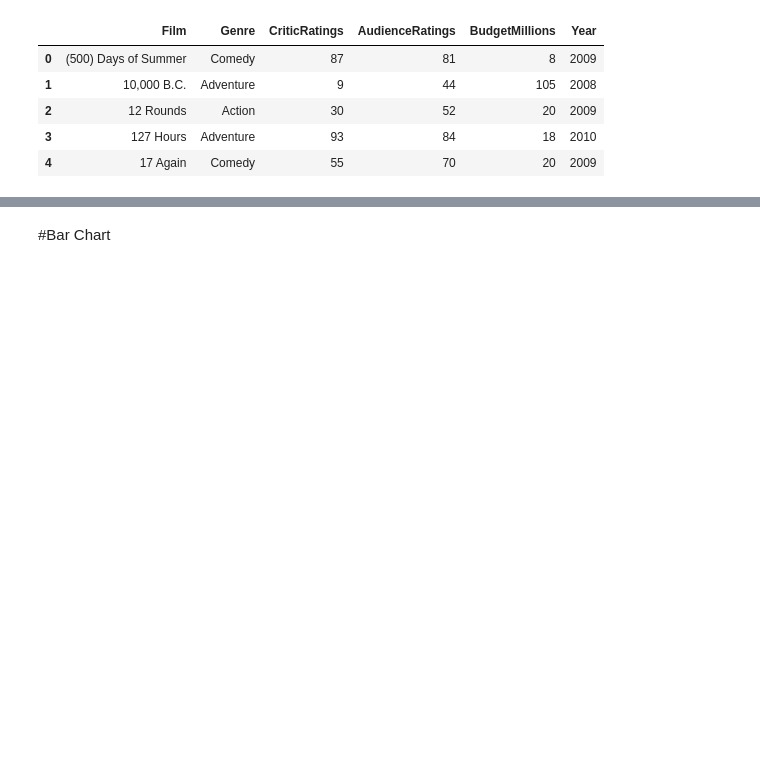
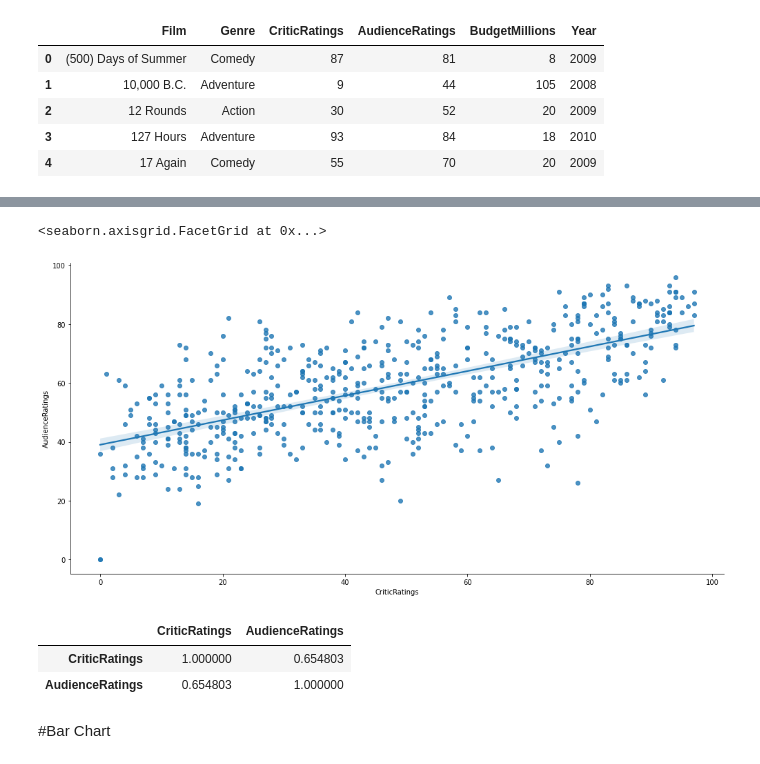
Before and after one commit to Leandro-Oak/PYTHON, a Jupyter notebook: Visualization_Udemy.ipynb, the cells around one changed output, grey strips where cells are left out. Drawn from its saved outputs; the diff is of its cells as text; code cells hidden in the pictures; blank space fills up the shorter version.

```diff
--- a/Visualization_Udemy.ipynb
+++ b/Visualization_Udemy.ipynb
@@ -323,3 +335,14 @@ movies.head()
+# %%
+sns.lmplot(data=movies, x='CriticRatings',y='AudienceRatings', size=7, aspect=2)
+# %% [output]
+<seaborn.axisgrid.FacetGrid at 0x...>
+[figure, added]
+# %%
+movies[['CriticRatings','AudienceRatings']].corr()
+# %% [output]
+|  | CriticRatings | AudienceRatings |
+| CriticRatings | 1.000000 | 0.654803 |
+| AudienceRatings | 0.654803 | 1.000000 |
 # %% [markdown]
 #Bar Chart
 # %%
```
Also changed, not shown: parts of 2 cells of this notebook.
